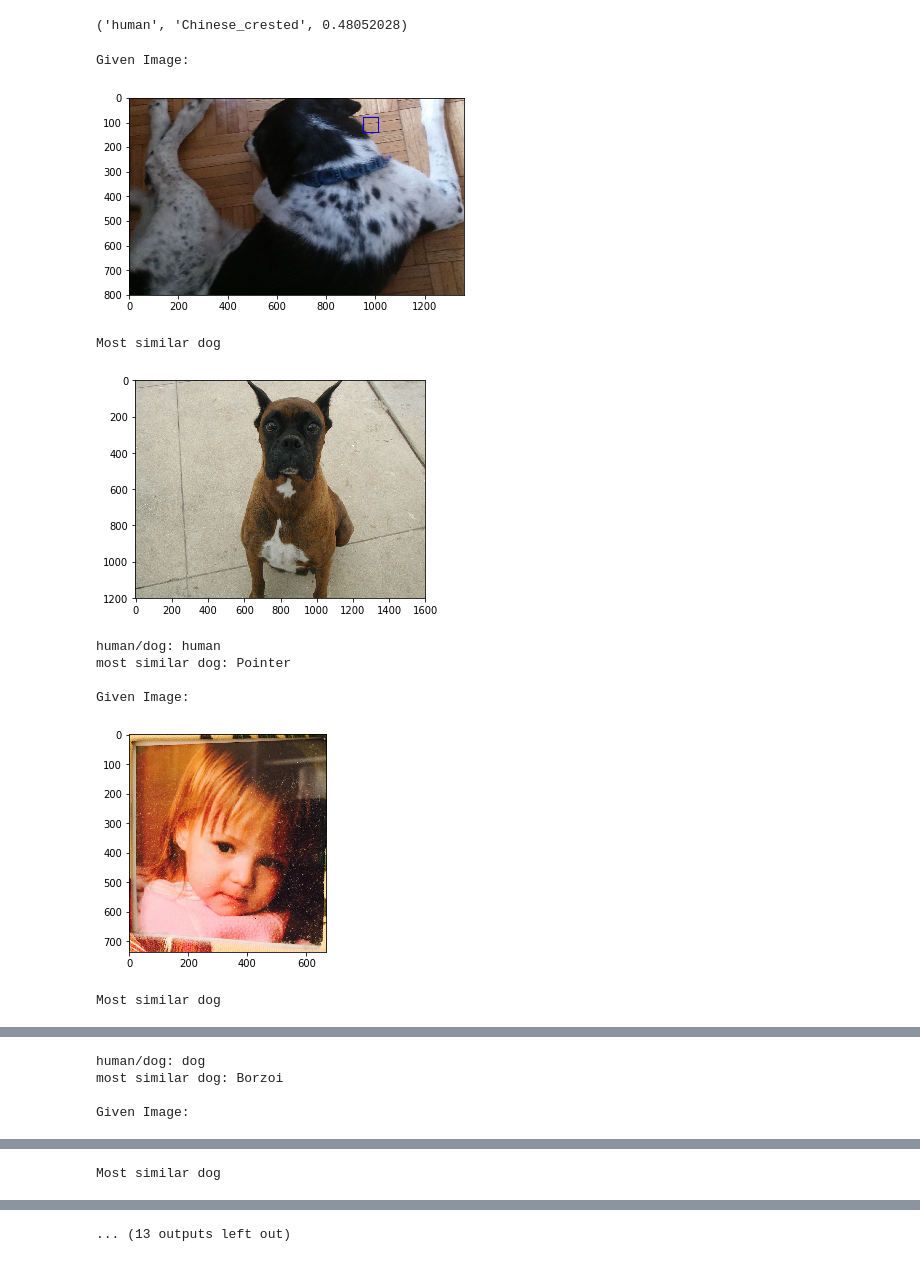
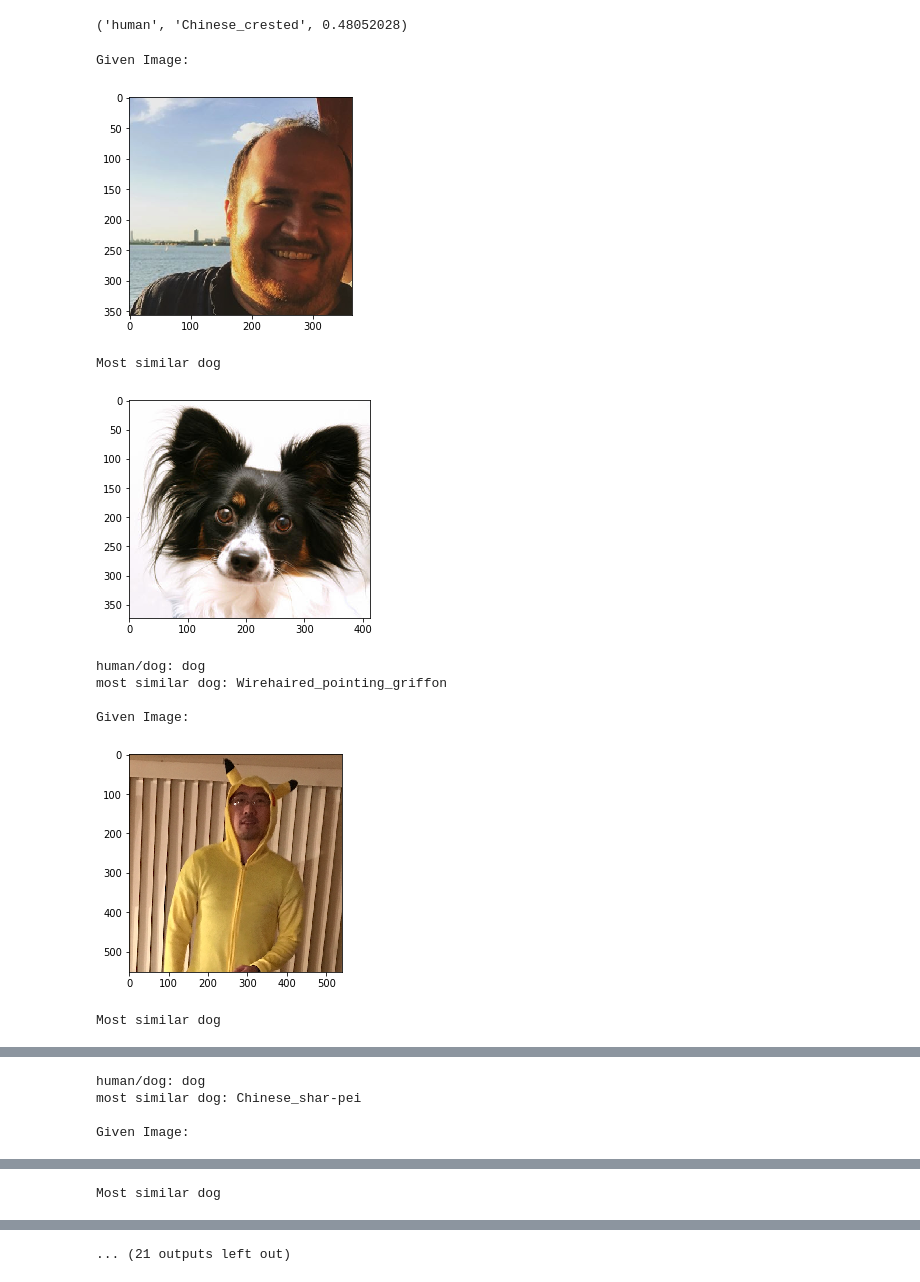
Before and after one commit to Ryanglambert/dog-project, a Jupyter notebook: dog_app.ipynb, the cells around one changed output, grey strips where cells are left out. Saved outputs shown, nothing was run; the diff lists cells and outputs as text; code cells hidden in the pictures.

```diff
--- a/dog_app.ipynb
+++ b/dog_app.ipynb
@@ -918,31 +927,33 @@ def show_file(fpath):
 most_doggish_dogs = make_canonical_dog_table()
 # %%
 files = [
+    'Screen Shot 2018-02-13 at 1.10.01 PM.png',
+    'Screen Shot 2018-02-13 at 1.22.33 PM.png',
     'one.png',
     'two.png',
     'three.jpg',
     'four.jpg',
     'five.png',
     'six.jpg'
 ]
 
 for fpath in files:
     print("Given Image:")
     is_type, closest, score = recommend_dog(fpath,
                                             preview=True,
                                             threshold=0.0)
     most_doggish_index = most_doggish_dogs[closest]['index']
     print("Most similar dog")
     show_file(valid_files[most_doggish_index])
     print("human/dog: {}\nmost similar dog: {}\n".format(is_type, closest))
 # %% [output]
 Given Image:
-[figure, old version]
+[figure, new version]
 Most similar dog
-[figure, old version]
+[figure, new version]
-human/dog: human
-most similar dog: Pointer
+human/dog: dog
+most similar dog: Wirehaired_pointing_griffon
 
 Given Image:
-[figure, old version]
+[figure, new version]
 Most similar dog
@@ -950,4 +961,4 @@ Most similar dog
 human/dog: dog
-most similar dog: Borzoi
+most similar dog: Chinese_shar-pei
 
 Given Image:
@@ -957 +968 @@ Most similar dog
-... (13 outputs left out)
+... (21 outputs left out)
```
Also changed, not shown: parts of 10 cells of this notebook, 1 other file.
